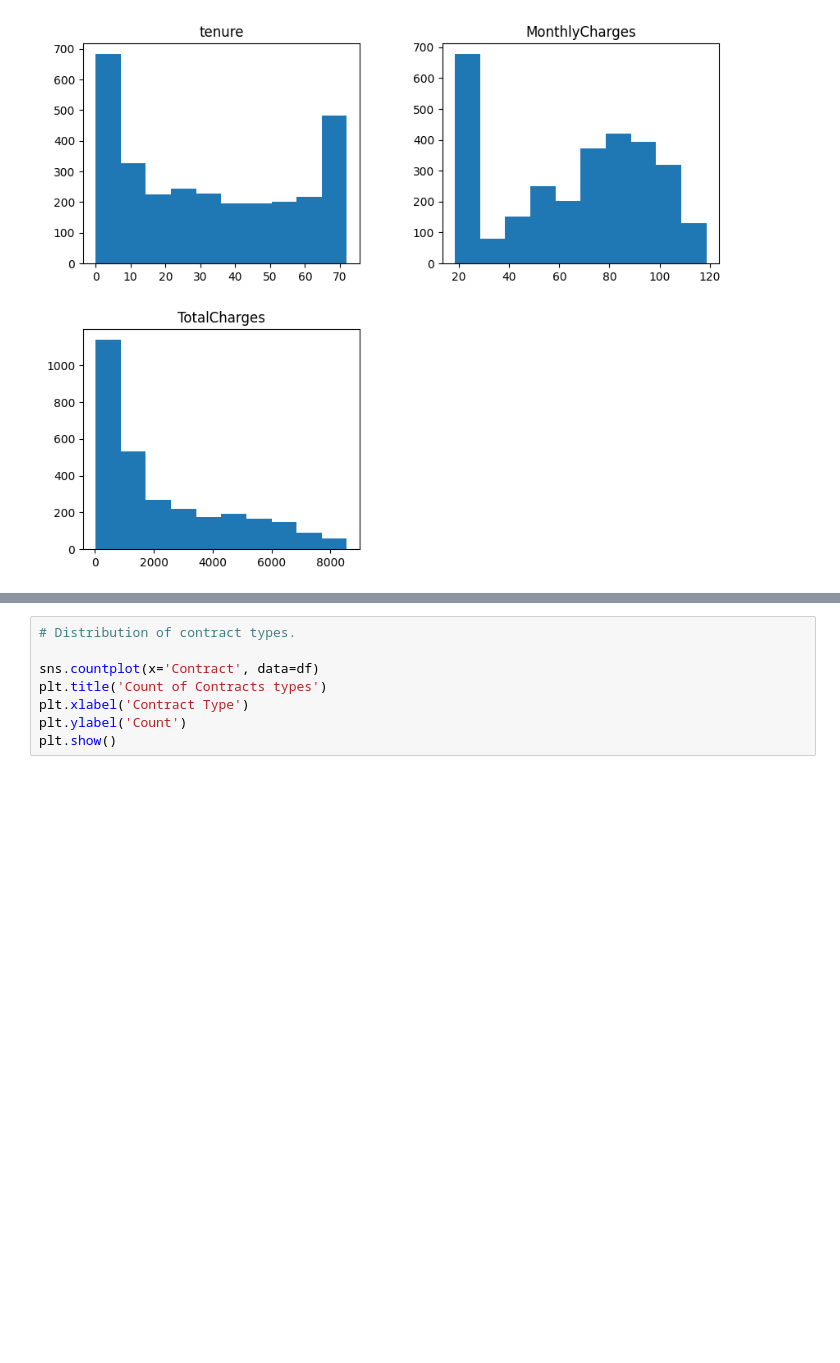
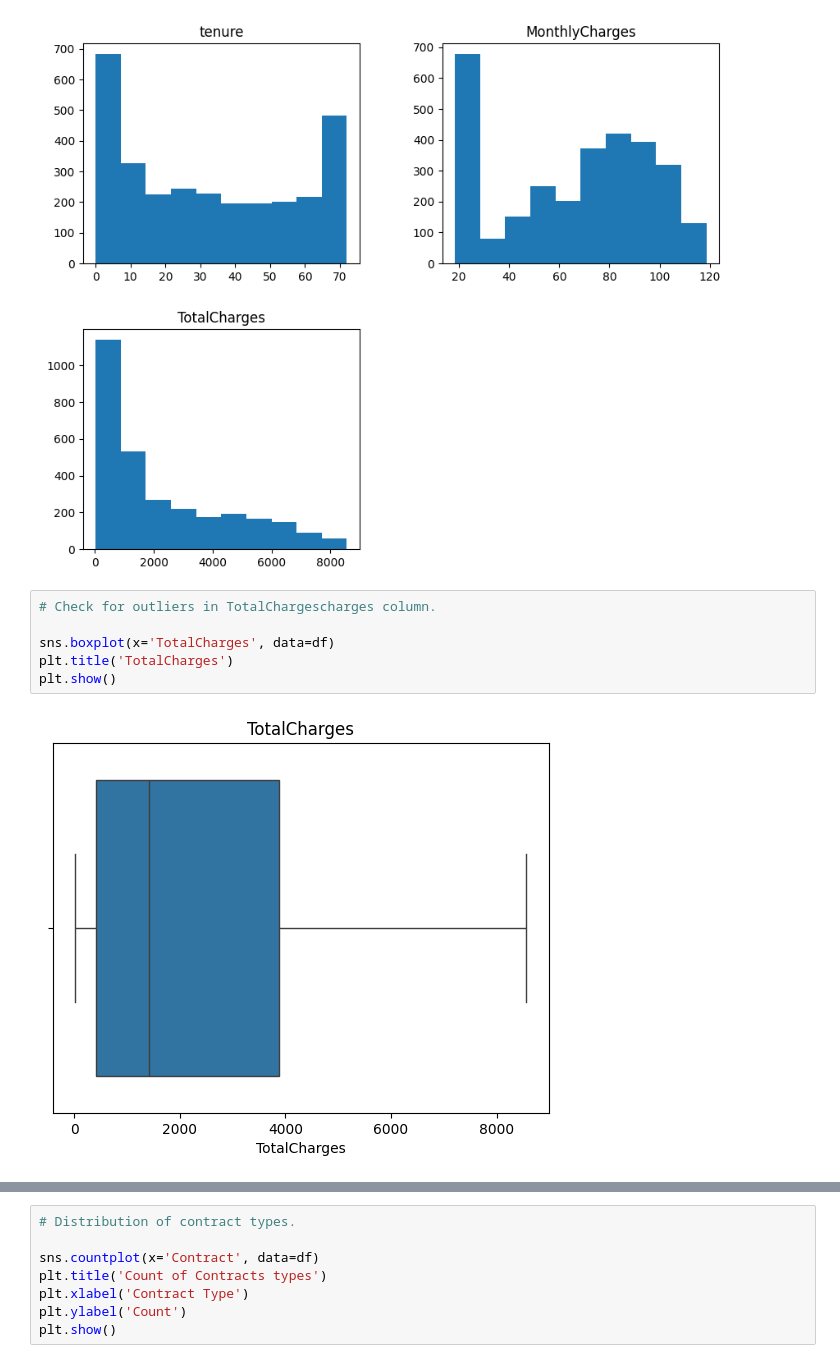
Before and after one commit to Omooyeni/Telco-Customer-churn-prediction-, a Jupyter notebook: notebook/main.ipynb, the cells around one changed output, grey strips where cells are left out. Drawn from its saved outputs; the diff is of its cells as text; blank space fills up the shorter version.

```diff
--- a/notebook/main.ipynb
+++ b/notebook/main.ipynb
@@ -329,3 +332,11 @@ array([[<Axes: title={'center': 'tenure'}>,
         <Axes: title={'center': 'MonthlyCharges'}>],
        [<Axes: title={'center': 'TotalCharges'}>, <Axes: >]], dtype=object)
 [figure]
+# %%
+# Check for outliers in TotalChargescharges column.
+
+sns.boxplot(x='TotalCharges', data=df)
+plt.title('TotalCharges')
+plt.show()
+# %% [output]
+[figure, added]
```
Also changed, not shown: parts of 21 cells of this notebook.
